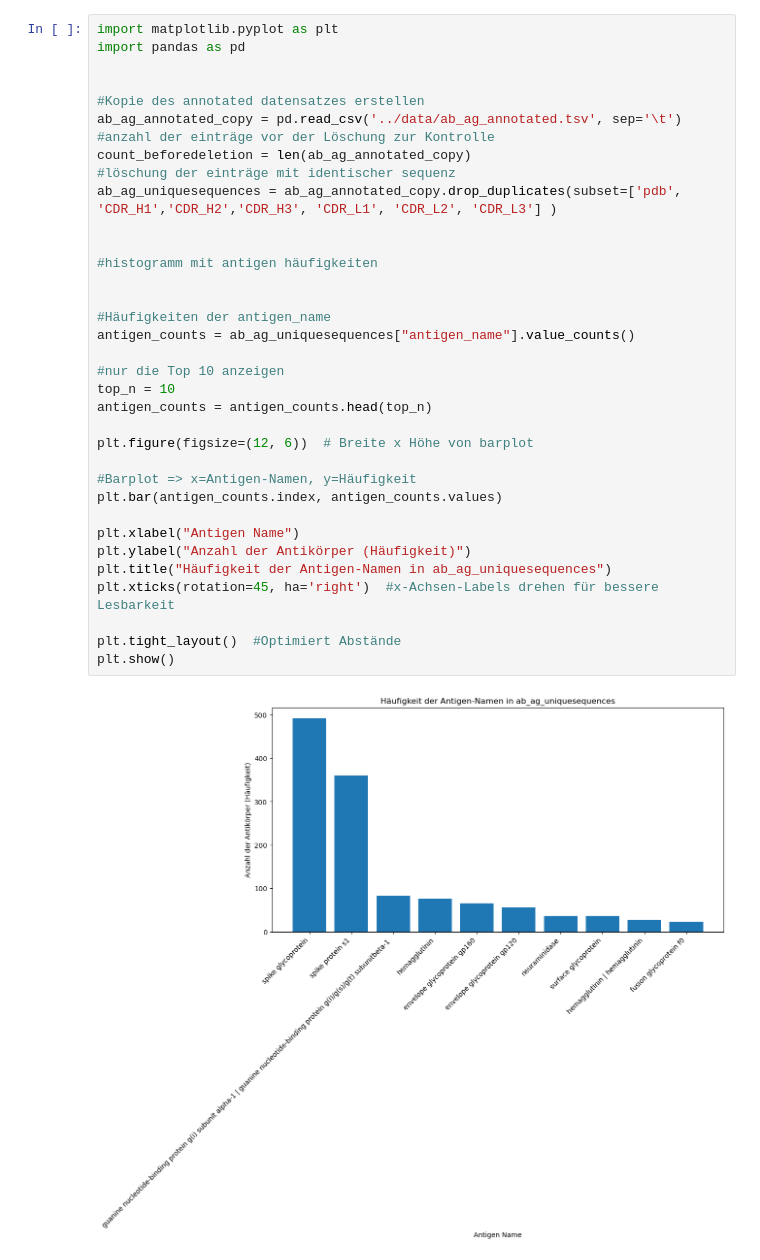
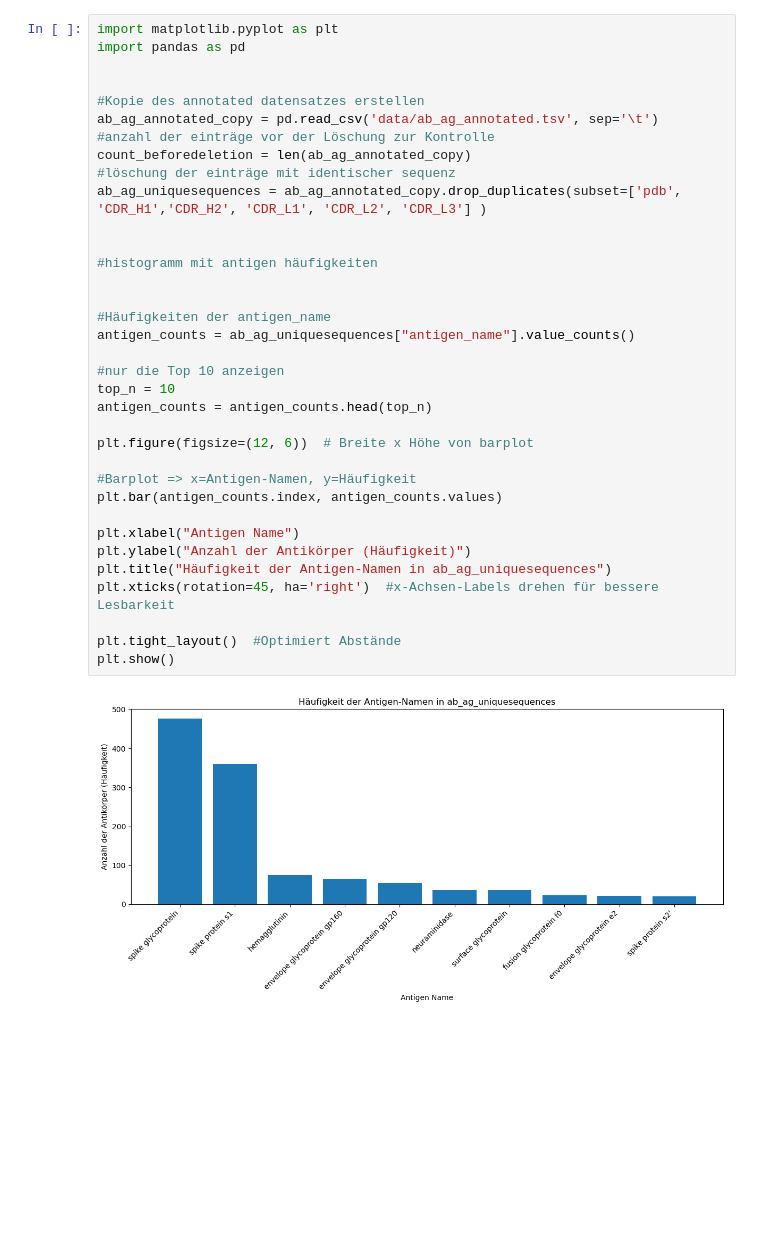
Before and after one commit to datascience-2025-group4/group04-team04, a Jupyter notebook: data_exploration/data_exploration.ipynb, the cells around one changed output. Drawn from its saved outputs; the diff is of its cells as text; blank space fills up the shorter version.

```diff
--- a/data_exploration/data_exploration.ipynb
+++ b/data_exploration/data_exploration.ipynb
@@ -4,34 +4,34 @@ import pandas as pd
 
 
 #Kopie des annotated datensatzes erstellen
-ab_ag_annotated_copy = pd.read_csv('../data/ab_ag_annotated.tsv', sep='\t')
+ab_ag_annotated_copy = pd.read_csv('data/ab_ag_annotated.tsv', sep='\t')
 #anzahl der einträge vor der Löschung zur Kontrolle
 count_beforedeletion = len(ab_ag_annotated_copy)
 #löschung der einträge mit identischer sequenz
-ab_ag_uniquesequences = ab_ag_annotated_copy.drop_duplicates(subset=['pdb', 'CDR_H1','CDR_H2','CDR_H3', 'CDR_L1', 'CDR_L2', 'CDR_L3'] )
+ab_ag_uniquesequences = ab_ag_annotated_copy.drop_duplicates(subset=['pdb', 'CDR_H1','CDR_H2', 'CDR_L1', 'CDR_L2', 'CDR_L3'] )
 
 
 #histogramm mit antigen häufigkeiten
 
 
 #Häufigkeiten der antigen_name
 antigen_counts = ab_ag_uniquesequences["antigen_name"].value_counts()
 
 #nur die Top 10 anzeigen
 top_n = 10
 antigen_counts = antigen_counts.head(top_n)
 
 plt.figure(figsize=(12, 6))  # Breite x Höhe von barplot
 
 #Barplot => x=Antigen-Namen, y=Häufigkeit
 plt.bar(antigen_counts.index, antigen_counts.values)
 
 plt.xlabel("Antigen Name")
 plt.ylabel("Anzahl der Antikörper (Häufigkeit)")
 plt.title("Häufigkeit der Antigen-Namen in ab_ag_uniquesequences")
 plt.xticks(rotation=45, ha='right')  #x-Achsen-Labels drehen für bessere Lesbarkeit
 
 plt.tight_layout()  #Optimiert Abstände
 plt.show()
 # %% [output]
-[figure, old version]
+[figure, new version]
```
Also changed, not shown: parts of 1 cell of this notebook.
